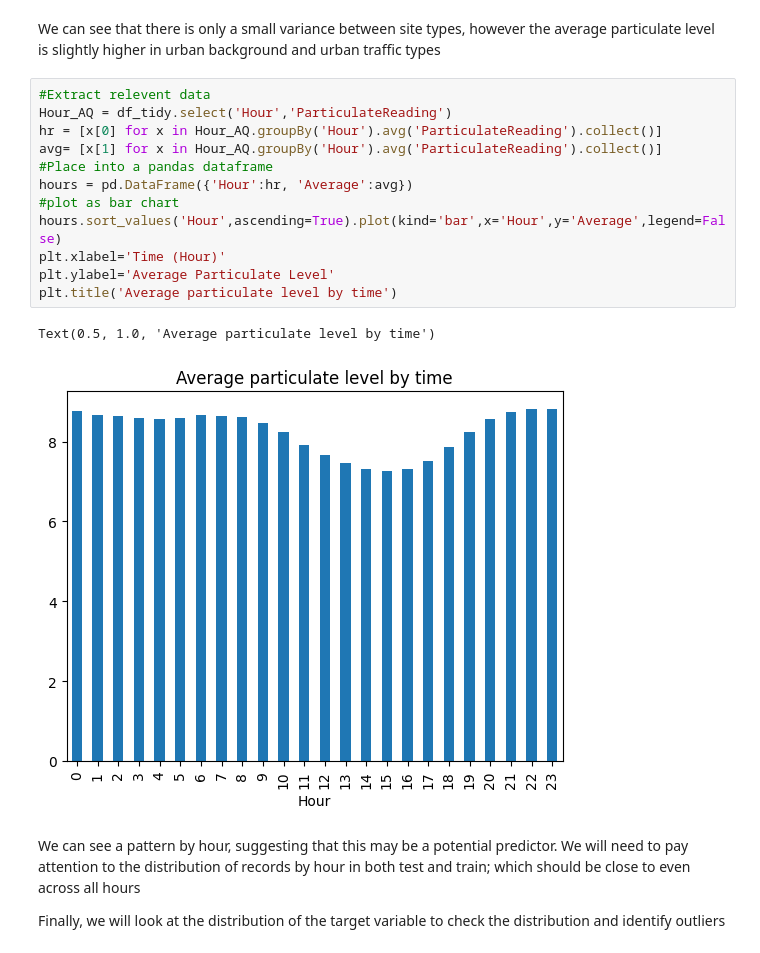
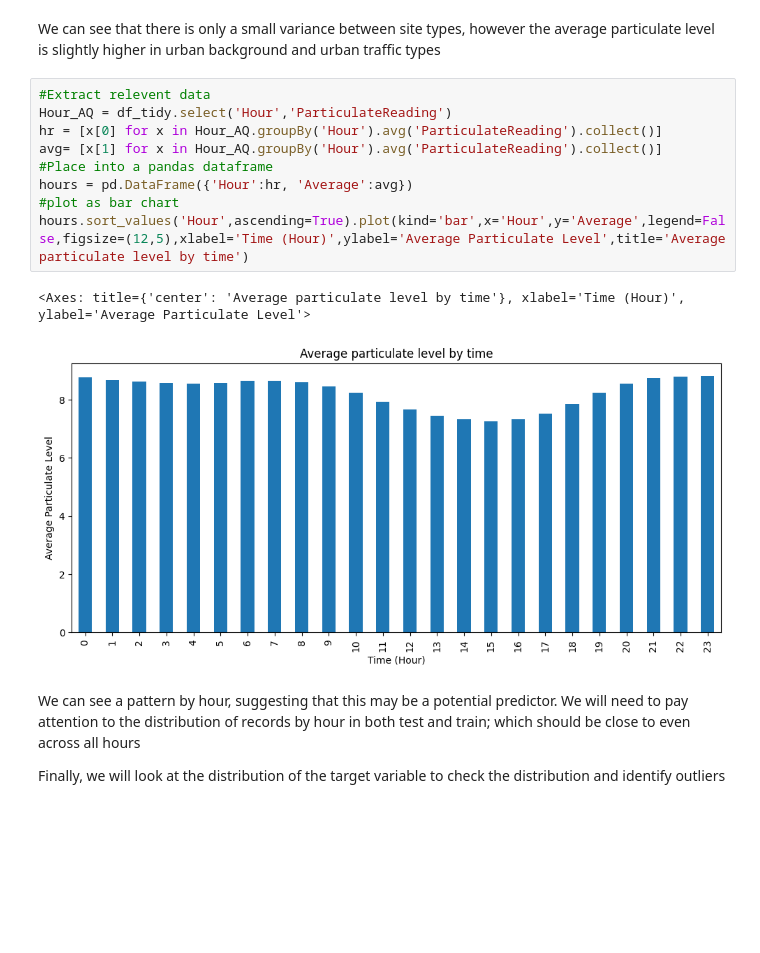
Before and after one commit to Pirate-Dan/MOD006902-Air-Quality, a Jupyter notebook: AirQuality_PreProcessing.ipynb, the cells around one changed output. Saved outputs shown, nothing was run; the diff lists cells and outputs as text; blank space fills up the shorter version.

```diff
--- a/AirQuality_PreProcessing.ipynb
+++ b/AirQuality_PreProcessing.ipynb
@@ -538,18 +532,15 @@ We can see that there is only a small variance between site types, however the a
 # %%
 #Extract relevent data
 Hour_AQ = df_tidy.select('Hour','ParticulateReading')
 hr = [x[0] for x in Hour_AQ.groupBy('Hour').avg('ParticulateReading').collect()]
 avg= [x[1] for x in Hour_AQ.groupBy('Hour').avg('ParticulateReading').collect()]
 #Place into a pandas dataframe
 hours = pd.DataFrame({'Hour':hr, 'Average':avg})
 #plot as bar chart
-hours.sort_values('Hour',ascending=True).plot(kind='bar',x='Hour',y='Average',legend=False)
-plt.xlabel='Time (Hour)'
-plt.ylabel='Average Particulate Level'
-plt.title('Average particulate level by time')
+hours.sort_values('Hour',ascending=True).plot(kind='bar',x='Hour',y='Average',legend=False,figsize=(12,5),xlabel='Time (Hour)',ylabel='Average Particulate Level',title='Average particulate level by time')
 # %% [output]
-Text(0.5, 1.0, 'Average particulate level by time')
+<Axes: title={'center': 'Average particulate level by time'}, xlabel='Time (Hour)', ylabel='Average Particulate Level'>
-[figure, old version]
+[figure, new version]
 # %% [markdown]
 We can see a pattern by hour, suggesting that this may be a potential predictor.  We will need to pay attention to the distribution of records by hour in both test and train; which should be close to even across all hours
 
```
Also changed, not shown: parts of 7 cells of this notebook, 1 other file.
